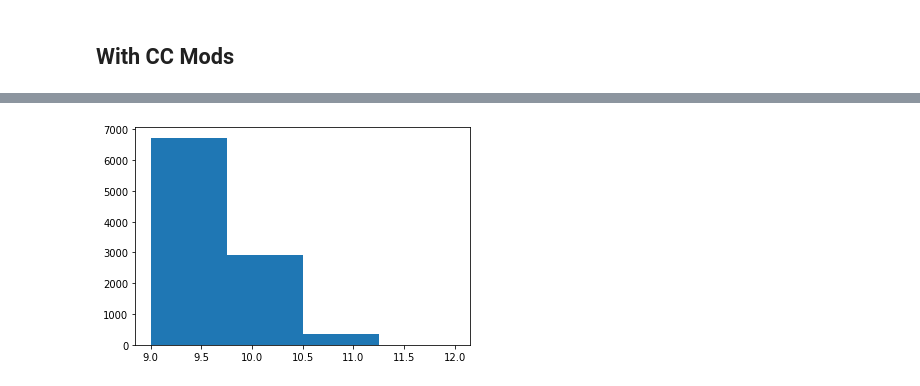
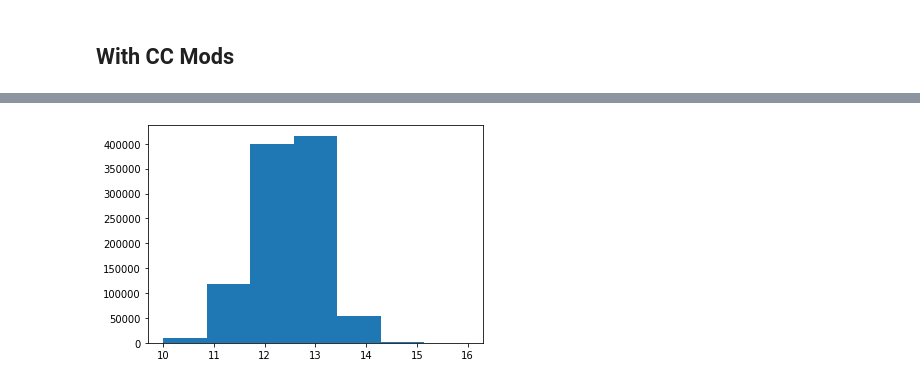
Before and after one commit to yanhua-wang/colouring, a Jupyter notebook: greedy_algorithm_final.ipynb, the cells around one changed output, grey strips where cells are left out. Cells and saved outputs as stored; diff of their text form; code cells hidden in the pictures.

```diff
--- a/greedy_algorithm_final.ipynb
+++ b/greedy_algorithm_final.ipynb
@@ -32,7 +32,7 @@ dic = {}
 
 for i in range(0, len(data.index)):
     # Add modules of the same level as values
-    if (data["Level"][i] == 1000 & len(data["Module Code"][i]) != 9):
+    if (data["Level"][i] == 1000) & (len(data["Module Code"][i]) != 9):
         dic[data["Module Code"][i]] = \
         data[(((data["Level"] == 1000) \
                & (data["Major"][i] == data["Major"])) \
@@ -41,7 +41,7 @@ for i in range(0, len(data.index)):
               | (data["Instructor"] == data["Instructor"][i])) \
              & (data["Module Code"] != data["Module Code"][i])]["Module Code"].tolist()
 
-    elif (data["Level"][i] == 2000 & len(data["Module Code"][i]) != 9):
+    elif (data["Level"][i] == 2000) & (len(data["Module Code"][i]) != 9):
         dic[data["Module Code"][i]] = \
         data[(((data["Level"] == 1000) \
                & (data["Major"][i] == data["Major"])) \
@@ -50,7 +50,7 @@ for i in range(0, len(data.index)):
               | (data["Instructor"] == data["Instructor"][i])) \
              & (data["Module Code"] != data["Module Code"][i])]["Module Code"].tolist()
 
-    elif (data["Level"][i] == 3000) or (data["Level"][i] == 4000 & len(data["Module Code"][i]) != 9):
+    elif (data["Level"][i] == 3000) or ((data["Level"][i] == 4000) & (len(data["Module Code"][i]) != 9)):
         dic[data["Module Code"][i]] = \
         data[(((data["Level"] == 3000) & (data["Major"][i] == data["Major"])) \
               | ((data["Level"] == 4000) & (data["Major"][i] == data["Major"])) \
@@ -101,9 +101,14 @@ def greedy_color(G, order):
         else :
             color_count.setdefault(color[node],0)
 
-        if (color_count.get(used_color) > 29) :
+        while (color_count.get(used_color) > 28) :
             used_neighbour_colors.append(used_color)
             color[node] = first_available(used_neighbour_colors)
+            used_color = color[node]
+            if used_color in color_count:
+                color_count[used_color] = color_count.get(used_color) + 1
+            else :
+                color_count.setdefault(color[node],0)
 
     return color
 # %% [markdown]
@@ -287,7 +318,7 @@ for i in range(0, len(data_cc.index)):
                  & (data_cc["Module Code"] != data_cc["Module Code"][i]))]["Module Code"].tolist()
 
     # Add modules of the same level as values
-    elif (data_cc["Level"][i] == 1000 & len(data_cc["Module Code"][i]) != 9):
+    elif (data_cc["Level"][i] == 1000) & (len(data_cc["Module Code"][i]) != 9):
         dic_cc[data_cc["Module Code"][i]] = \
         data_cc[(((data_cc["Level"] == 1000) \
                & (data_cc["Major"][i] == data_cc["Major"])) \
@@ -296,7 +327,7 @@ for i in range(0, len(data_cc.index)):
               | (data_cc["Instructor"] == data_cc["Instructor"][i])) \
              & (data_cc["Module Code"] != data_cc["Module Code"][i])]["Module Code"].tolist()
 
-    elif (data_cc["Level"][i] == 2000 & len(data_cc["Module Code"][i]) != 9):
+    elif (data_cc["Level"][i] == 2000) & (len(data_cc["Module Code"][i]) != 9):
         dic_cc[data_cc["Module Code"][i]] = \
         data_cc[(((data_cc["Level"] == 1000) \
                & (data_cc["Major"][i] == data_cc["Major"])) \
@@ -305,7 +336,7 @@ for i in range(0, len(data_cc.index)):
               | (data_cc["Instructor"] == data_cc["Instructor"][i])) \
              & (data_cc["Module Code"] != data_cc["Module Code"][i])]["Module Code"].tolist()
 
-    elif (data_cc["Level"][i] == 3000) or (data_cc["Level"][i] == 4000 & len(data_cc["Module Code"][i]) != 9):
+    elif (data_cc["Level"][i] == 3000) | ((data_cc["Level"][i] == 4000) & (len(data_cc["Module Code"][i]) != 9)):
         dic_cc[data_cc["Module Code"][i]] = \
         data_cc[(((data_cc["Level"] == 3000) & (data_cc["Major"][i] == data_cc["Major"])) \
               | ((data_cc["Level"] == 4000) & (data_cc["Major"][i] == data_cc["Major"])) \
@@ -369,9 +409,9 @@ colors_to_mod_cc
 # %%
-counts, _ , _= random_color(dic_cc, 10000)
+counts, _ , _= random_color(dic_cc, 1000000)
 
 number_of_unique_values = len(Counter(counts).keys())
 
 plt.hist(counts,bins = number_of_unique_values)
 plt.show()
 # %% [output]
-[figure, old version]
+[figure, new version]
```
Also changed, not shown: parts of 10 cells of this notebook, 1 other file.
